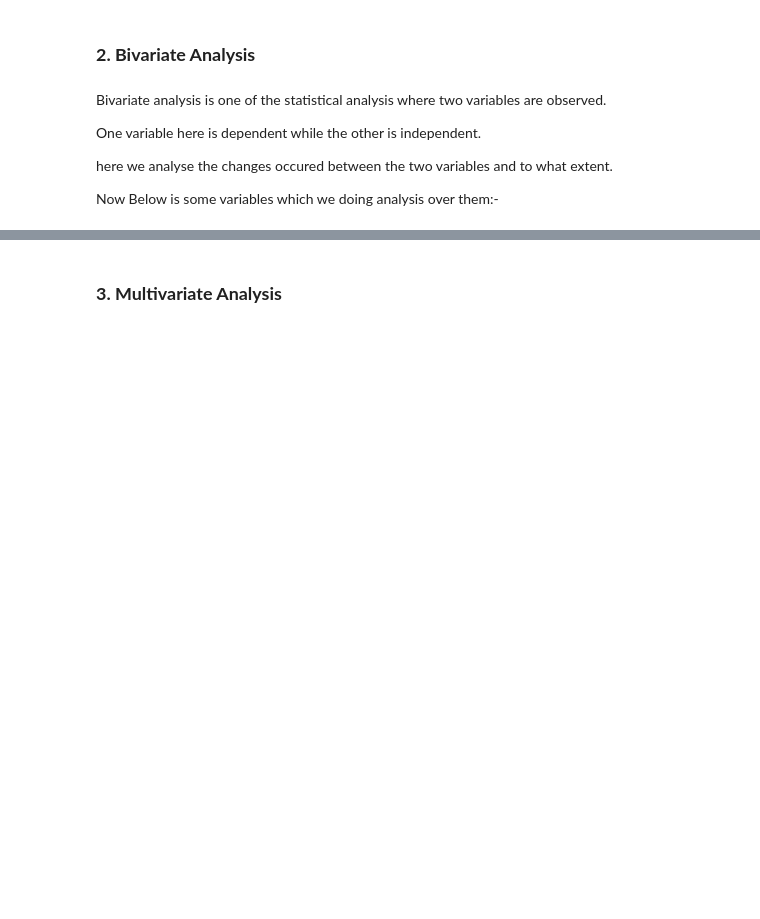
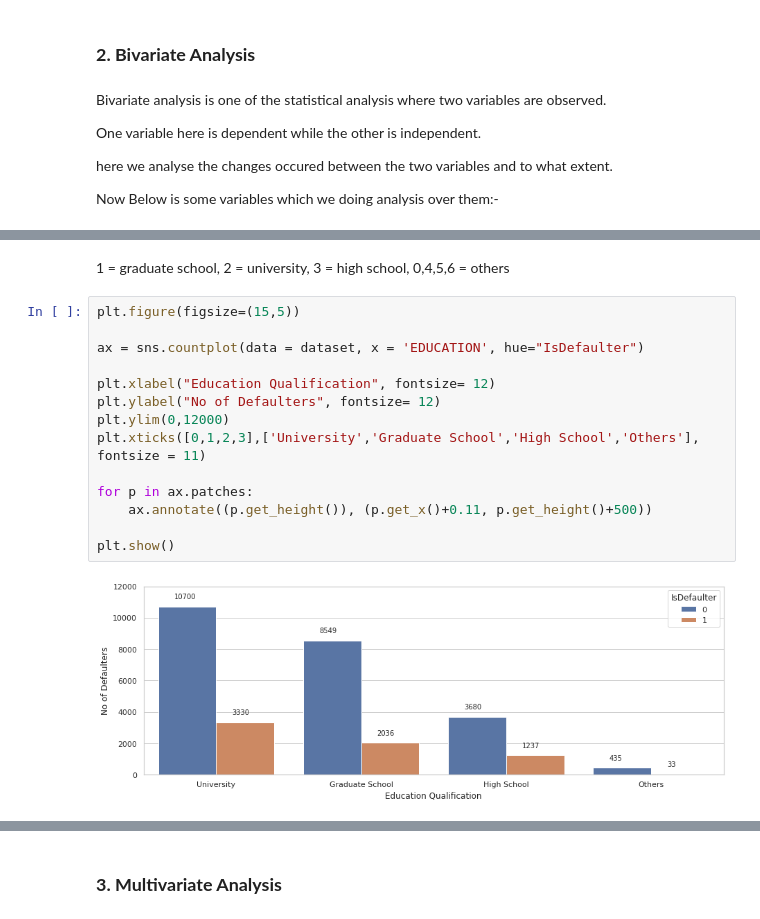
Before and after one commit to KrushnaChaure/Credit-Card-Default-Prediction, a Jupyter notebook: Krushna_Chaure_Credit_Card_Default_Prediction_Capstone_Project.ipynb, the cells around one changed output, grey strips where cells are left out. Drawn from its saved outputs; the diff is of its cells as text; blank space fills up the shorter version.

```diff
--- a/Krushna_Chaure_Credit_Card_Default_Prediction_Capstone_Project.ipynb
+++ b/Krushna_Chaure_Credit_Card_Default_Prediction_Capstone_Project.ipynb
@@ -907,0 +721,18 @@ From above point plot:-
+# %% [markdown]
+1 = graduate school, 2 = university, 3 = high school, 0,4,5,6 = others
+# %%
+plt.figure(figsize=(15,5))
+
+ax = sns.countplot(data = dataset, x = 'EDUCATION', hue="IsDefaulter")
+
+plt.xlabel("Education Qualification", fontsize= 12)
+plt.ylabel("No of Defaulters", fontsize= 12)
+plt.ylim(0,12000)
+plt.xticks([0,1,2,3],['University','Graduate School','High School','Others'], fontsize = 11)
+
+for p in ax.patches:
+    ax.annotate((p.get_height()), (p.get_x()+0.11, p.get_height()+500))
+
+plt.show()
+# %% [output]
+[figure, added]
```
Also changed, not shown: parts of 73 cells of this notebook.
